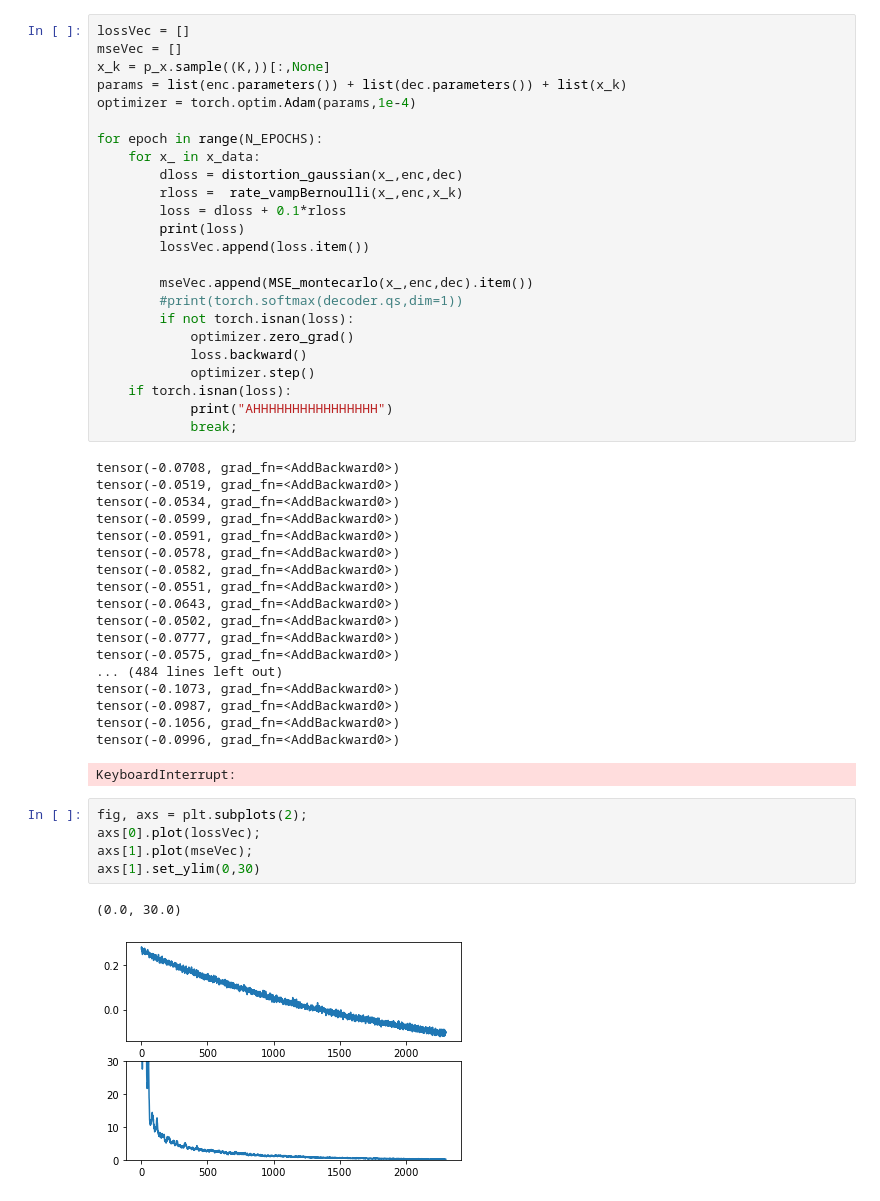
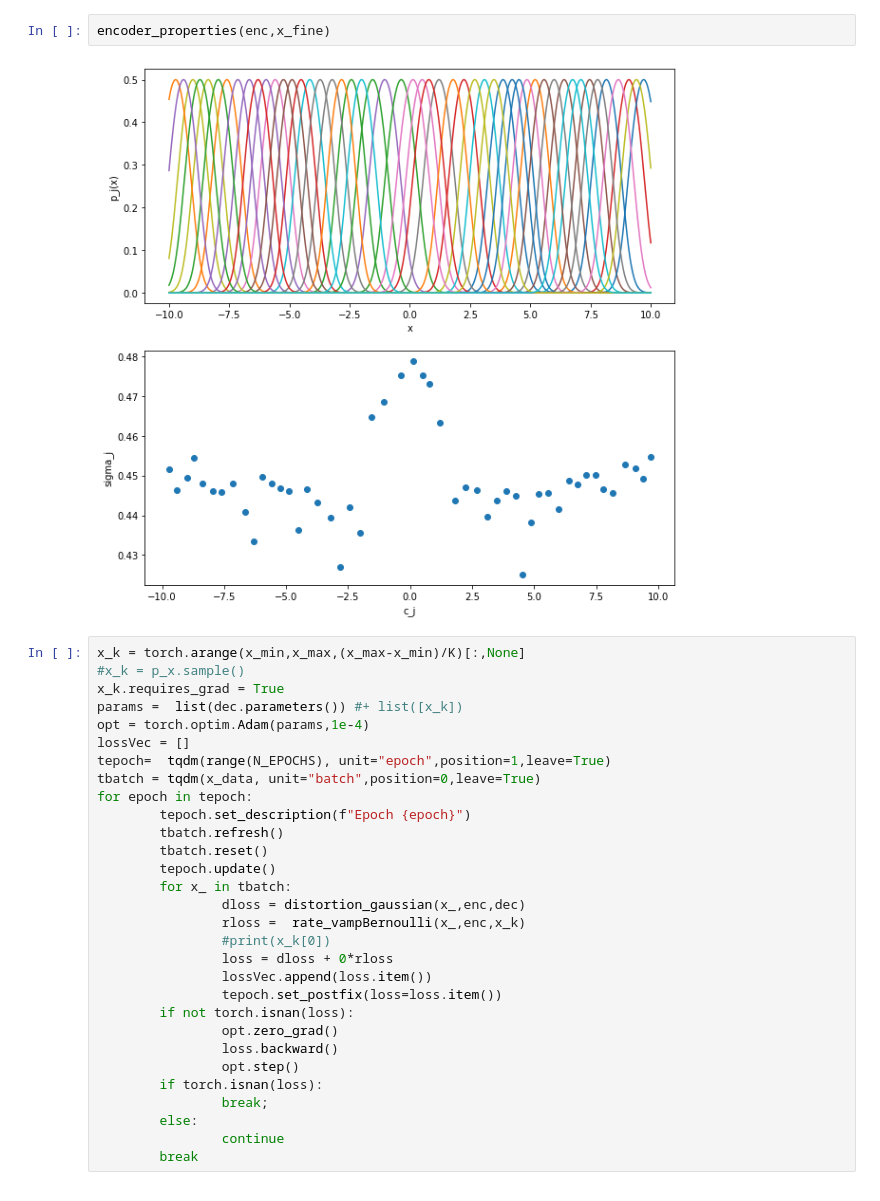
Before and after one commit to simonebmalerba/neural_VAE, a Jupyter notebook: bernoulli_enc.ipynb, the cells around one changed output. Saved outputs shown, nothing was run; the diff lists cells and outputs as text.

```diff
--- a/bernoulli_enc.ipynb
+++ b/bernoulli_enc.ipynb
@@ -48,51 +101,34 @@ torch.Size([1, 50])
+# %%
+encoder_properties(enc,x_fine)
+# %% [output]
+[figure, added]
 # %%
+x_k = torch.arange(x_min,x_max,(x_max-x_min)/K)[:,None]
+#x_k = p_x.sample()
+x_k.requires_grad = True
+params =  list(dec.parameters()) #+ list([x_k])
+opt = torch.optim.Adam(params,1e-4)
 lossVec = []
-mseVec = []
-x_k = p_x.sample((K,))[:,None]
-params = list(enc.parameters()) + list(dec.parameters()) + list(x_k)
-optimizer = torch.optim.Adam(params,1e-4)
-
-for epoch in range(N_EPOCHS):
-    for x_ in x_data:
-        dloss = distortion_gaussian(x_,enc,dec)
-        rloss =  rate_vampBernoulli(x_,enc,x_k)
-        loss = dloss + 0.1*rloss
-        print(loss)
-        lossVec.append(loss.item())
-
-        mseVec.append(MSE_montecarlo(x_,enc,dec).item())
-        #print(torch.softmax(decoder.qs,dim=1))
+tepoch=  tqdm(range(N_EPOCHS), unit="epoch",position=1,leave=True)
+tbatch = tqdm(x_data, unit="batch",position=0,leave=True)
+for epoch in tepoch:
+        tepoch.set_description(f"Epoch {epoch}")
+        tbatch.refresh()
+        tbatch.reset()
+        tepoch.update()
+        for x_ in tbatch:
+                dloss = distortion_gaussian(x_,enc,dec)
+                rloss =  rate_vampBernoulli(x_,enc,x_k)
+                #print(x_k[0])
+                loss = dloss + 0*rloss
+                lossVec.append(loss.item())
+                tepoch.set_postfix(loss=loss.item())
         if not torch.isnan(loss):
-            optimizer.zero_grad()
-            loss.backward()
-            optimizer.step()
-    if torch.isnan(loss):
-            print("AHHHHHHHHHHHHHHHH")
-            break;
+                opt.zero_grad()
+                loss.backward()
+                opt.step()
+        if torch.isnan(loss):
+                break;
+        else:
+                continue
+        break
-# %% [output]
-tensor(-0.0708, grad_fn=<AddBackward0>)
-tensor(-0.0519, grad_fn=<AddBackward0>)
-tensor(-0.0534, grad_fn=<AddBackward0>)
-tensor(-0.0599, grad_fn=<AddBackward0>)
-tensor(-0.0591, grad_fn=<AddBackward0>)
-tensor(-0.0578, grad_fn=<AddBackward0>)
-tensor(-0.0582, grad_fn=<AddBackward0>)
-tensor(-0.0551, grad_fn=<AddBackward0>)
-tensor(-0.0643, grad_fn=<AddBackward0>)
-tensor(-0.0502, grad_fn=<AddBackward0>)
-tensor(-0.0777, grad_fn=<AddBackward0>)
-tensor(-0.0575, grad_fn=<AddBackward0>)
-... (484 lines left out)
-tensor(-0.1073, grad_fn=<AddBackward0>)
-tensor(-0.0987, grad_fn=<AddBackward0>)
-tensor(-0.1056, grad_fn=<AddBackward0>)
-tensor(-0.0996, grad_fn=<AddBackward0>)
-KeyboardInterrupt:
-# %%
-fig, axs = plt.subplots(2);
-axs[0].plot(lossVec);
-axs[1].plot(mseVec);
-axs[1].set_ylim(0,30)
-# %% [output]
-(0.0, 30.0)
-[figure, removed]
```
Also changed, not shown: parts of 21 cells of this notebook, 4 other files.
